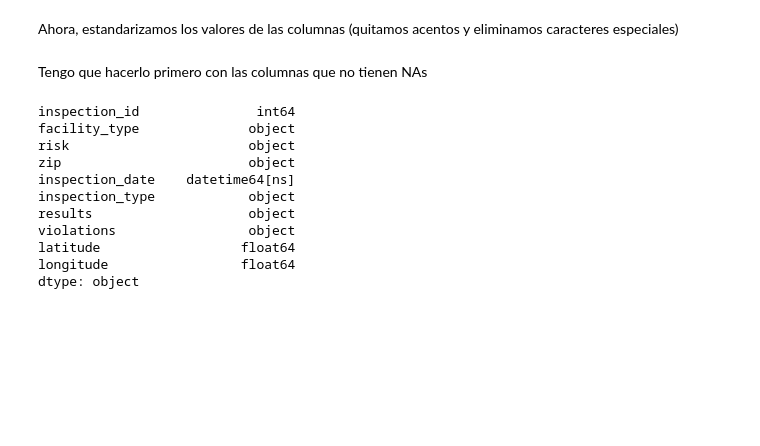
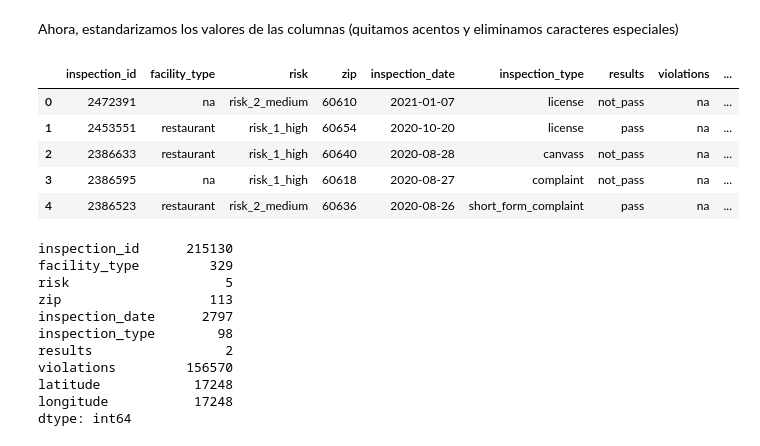
Before and after one commit to lechugaa/dpa-project, a Jupyter notebook: notebooks/01_limpieza_data.ipynb, the cells around one changed output. Drawn from its saved outputs; the diff is of its cells as text; code cells hidden in the pictures; blank space fills up the shorter version.

```diff
--- a/notebooks/01_limpieza_data.ipynb
+++ b/notebooks/01_limpieza_data.ipynb
@@ -331,17 +331,41 @@ data.groupby('results').count()
 | Pass | 112641 | 112641 | 112641 | 112641 | 112641 | 112641 | 112641 | ... |
 # %% [markdown]
 Ahora, estandarizamos los valores de las columnas (quitamos acentos y eliminamos caracteres especiales)
+# %%
+def standarize_column_strings(data, columns, excluded_punctuation=".,-*'¿?¡!()", gap_punct="/\|"):
+    for col in columns:
+        data[col] = data[col].apply(lambda x: x.lower().replace(" ", "_"))
+        data[col] = data[col].apply(lambda x: x.lower().replace("á", "a"))
+        data[col] = data[col].apply(lambda x: x.lower().replace("é", "e"))
+        data[col] = data[col].apply(lambda x: x.lower().replace("í", "i"))
+        data[col] = data[col].apply(lambda x: x.lower().replace("ó", "o"))
+        data[col] = data[col].apply(lambda x: x.lower().replace("ú", "u"))
+        data[col] = data[col].apply(lambda x: x.lower().replace("ü", "u"))
+        for ch in excluded_punctuation:
+            data[col] = data[col].apply(lambda x: x.replace(ch, ""))
+        for ch in gap_punct:
+            data[col] = data[col].apply(lambda x: x.replace(ch,"_"))
 # %%
-def standarize_column_strings(data, columns, excluded_punctuation=".,-*¿?¡!"):
-    for col in columns:
-        data[col] = data[col].apply(lambda x: x.lower().replace(" ", "_"))
-        data[col] = data[col].apply(lambda x: x.lower().replace("á", "a"))
-        data[col] = data[col].apply(lambda x: x.lower().replace("é", "e"))
-        data[col] = data[col].apply(lambda x: x.lower().replace("í", "i"))
-        data[col] = data[col].apply(lambda x: x.lower().replace("ó", "o"))
-        data[col] = data[col].apply(lambda x: x.lower().replace("ú", "u"))
-        data[col] = data[col].apply(lambda x: x.lower().replace("ü", "u"))
-        for ch in excluded_punctuation:
-            data[col] = data[col].apply(lambda x: x.replace(ch, ""))
+#def standarize_column_strings(data, columns, excluded_punctuation=".,-*¿?¡!"):
+#    for col in columns:
+#        data[col] = data[col].apply(lambda x: x.lower().replace(" ", "_"))
+#        data[col] = data[col].apply(lambda x: x.lower().replace("á", "a"))
+#        data[col] = data[col].apply(lambda x: x.lower().replace("é", "e"))
+#        data[col] = data[col].apply(lambda x: x.lower().replace("í", "i"))
+#        data[col] = data[col].apply(lambda x: x.lower().replace("ó", "o"))
+#        data[col] = data[col].apply(lambda x: x.lower().replace("ú", "u"))
+#        data[col] = data[col].apply(lambda x: x.lower().replace("ü", "u"))
+#        for ch in excluded_punctuation:
+#            data[col] = data[col].apply(lambda x: x.replace(ch, ""))
-# %% [markdown]
-Tengo que hacerlo primero con las columnas que no tienen NAs
+# %%
+#Convertimos variables de texto a formato estándar
+col_text = data.select_dtypes(include=['object']).columns.to_list()
+standarize_column_strings(data, col_text)
+data.head()
+# %% [output]
+|  | inspection_id | facility_type | risk | zip | inspection_date | inspection_type | results | violations | ... |
+| 0 | 2472391 | na | risk_2_medium | 60610 | 2021-01-07 | license | not_pass | na | ... |
+| 1 | 2453551 | restaurant | risk_1_high | 60654 | 2020-10-20 | license | pass | na | ... |
+| 2 | 2386633 | restaurant | risk_1_high | 60640 | 2020-08-28 | canvass | not_pass | na | ... |
+| 3 | 2386595 | na | risk_1_high | 60618 | 2020-08-27 | complaint | not_pass | na | ... |
+| 4 | 2386523 | restaurant | risk_2_medium | 60636 | 2020-08-26 | short_form_complaint | pass | na | ... |
@@ -348,14 +401,14 @@ Tengo que hacerlo primero con las columnas que no tienen NAs
 # %%
-data.dtypes
+data.nunique()
 # %% [output]
-inspection_id               int64
-facility_type              object
-risk                       object
-zip                        object
-inspection_date    datetime64[ns]
-inspection_type            object
-results                    object
-violations                 object
-latitude                  float64
-longitude                 float64
-dtype: object
+inspection_id      215130
+facility_type         329
+risk                    5
+zip                   113
+inspection_date      2797
+inspection_type        98
+results                 2
+violations         156570
+latitude            17248
+longitude           17248
+dtype: int64
```
Also changed, not shown: parts of 22 cells of this notebook.
